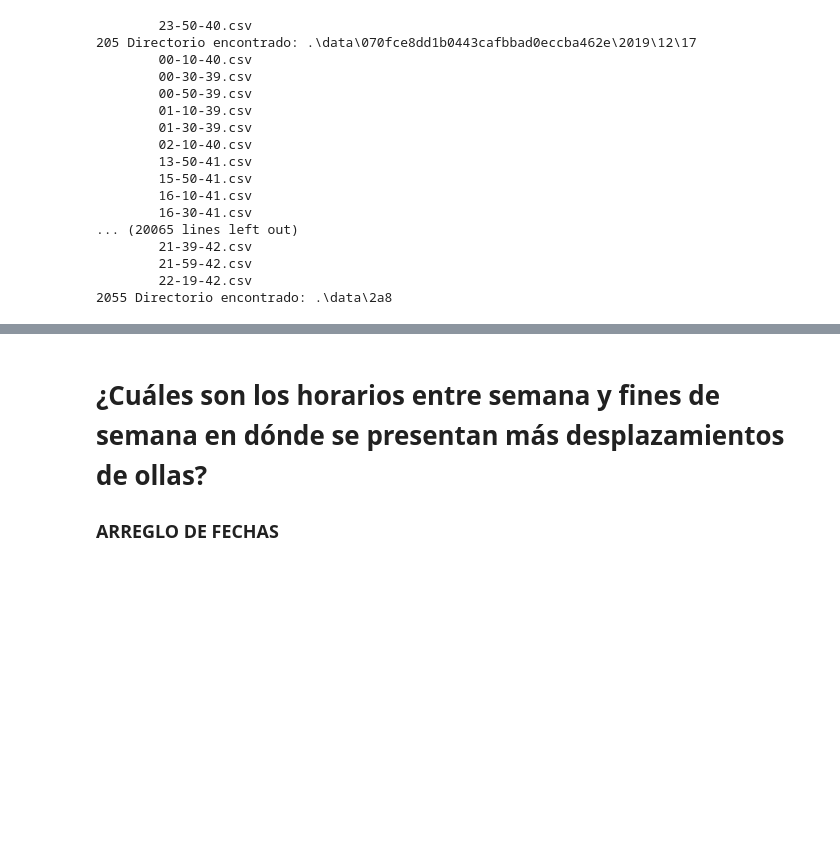
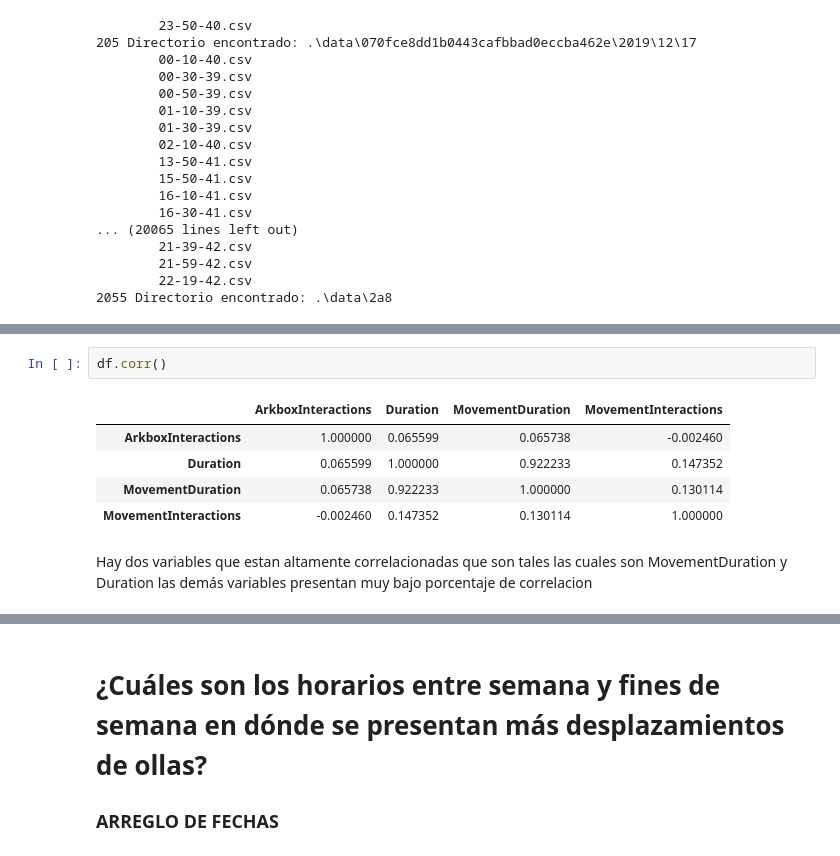
Before and after one commit to AngieEslava/pruebaTekus, a Jupyter notebook: pruebaTekus.ipynb, the cells around one changed output, grey strips where cells are left out. Saved outputs shown, nothing was run; the diff lists cells and outputs as text; blank space fills up the shorter version.

```diff
--- a/pruebaTekus.ipynb
+++ b/pruebaTekus.ipynb
@@ -98,0 +254,10 @@ data
+# %%
+df.corr()
+# %% [output]
+|  | ArkboxInteractions | Duration | MovementDuration | MovementInteractions |
+| ArkboxInteractions | 1.000000 | 0.065599 | 0.065738 | -0.002460 |
+| Duration | 0.065599 | 1.000000 | 0.922233 | 0.147352 |
+| MovementDuration | 0.065738 | 0.922233 | 1.000000 | 0.130114 |
+| MovementInteractions | -0.002460 | 0.147352 | 0.130114 | 1.000000 |
+# %% [markdown]
+Hay dos variables que estan altamente correlacionadas que son tales las cuales son MovementDuration y Duration las demás variables presentan muy bajo porcentaje de correlacion
```
Also changed, not shown: parts of 71 cells of this notebook, 19 other files.
